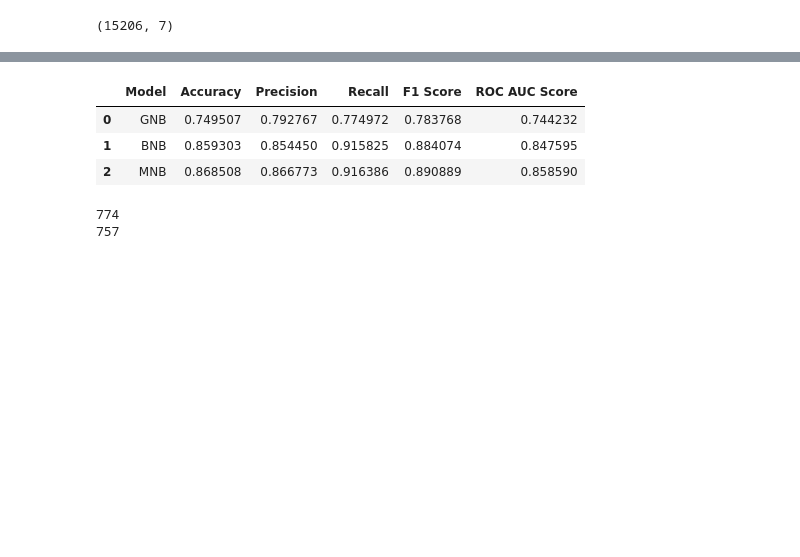
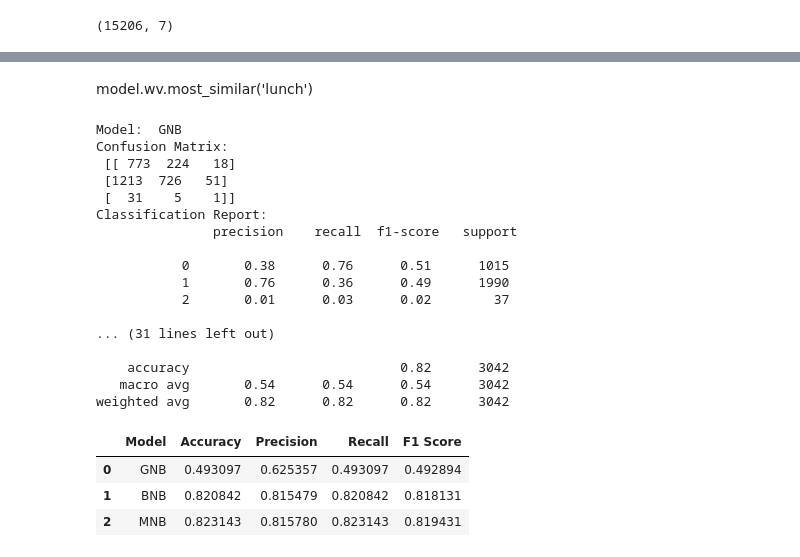
Before and after one commit to 1422-samu/Airline-Review-Sentiment-Analysis, a Jupyter notebook: Sentiment Analysis.ipynb, the cells around one changed output, grey strips where cells are left out. Drawn from its saved outputs; the diff is of its cells as text; code cells hidden in the pictures; blank space fills up the shorter version.

```diff
--- a/Sentiment Analysis.ipynb
+++ b/Sentiment Analysis.ipynb
@@ -55,24 +55,16 @@ dtype: int64
 
 X = data['Review2']
 
-y = data['Sentiment']
+y = data['sentiment']
 
-y = y.map({'Positive':1,'Negative':0})
+y = y.map({'positive':1,'negative':0,'neutral':2})
 
 cv = CountVectorizer(max_features=10000,ngram_range=(1,1),stop_words='english')
 
 X = cv.fit_transform(X).toarray()
 
-# vec = TfidfVectorizer(max_features=10000,ngram_range=(1,1),stop_words='english')
+# vec = TfidfVectorizer(max_features=10000,ngram_range=(1,2),stop_words='english')
 
 # X = vec.fit_transform(X).toarray()
 
 X_train,X_test,y_train,y_test = train_test_split(X,y,test_size=0.2,random_state=42,stratify=y,shuffle=True)
-# %%
-# Creating a Word2Vec model for model building
-
-from gensim.models import Word2Vec
-
-sentences = [row.split() for row in data['Cleaned_Review']]
-
-model = Word2Vec(sentences, vector_size=100, window=5, min_count=1, workers=4)
@@ -98,38 +79,45 @@ models = [('GNB',GaussianNB()),('BNB',BernoulliNB()),('MNB',MultinomialNB())]
+# %% [markdown]
+model.wv.most_similar('lunch')
 # %%
-results = pd.DataFrame(columns=['Model','Accuracy','Precision','Recall','F1 Score','ROC AUC Score'])
+from sklearn.naive_bayes import GaussianNB, BernoulliNB, MultinomialNB
+
+models = [('GNB',GaussianNB()),('BNB',BernoulliNB()),('MNB',MultinomialNB())]
+results = pd.DataFrame(columns=['Model','Accuracy','Precision','Recall','F1 Score'])
 
 for name,model in models:
     model.fit(X_train,y_train)
     y_pred = model.predict(X_test)
     acc = accuracy_score(y_test,y_pred)
-    prec = precision_score(y_test,y_pred)
-    rec = recall_score(y_test,y_pred)
-    f1 = f1_score(y_test,y_pred)
-    roc_auc = roc_auc_score(y_test,y_pred)
+    prec = precision_score(y_test,y_pred,average='weighted')
+    rec = recall_score(y_test,y_pred,average='weighted')
+    f1 = f1_score(y_test,y_pred,average='weighted')
+    # roc_auc = roc_auc_score(y_test,y_pred)
     # Adding the results to the dataframe without appending
-    results.loc[len(results)] = [name,acc,prec,rec,f1,roc_auc]
+    results.loc[len(results)] = [name,acc,prec,rec,f1]
+    print('Model: ',name)
+    print('Confusion Matrix: \n',confusion_matrix(y_test,y_pred))
+    print('Classification Report: \n',classification_report(y_test,y_pred))
 
 results
 # %% [output]
+Model:  GNB
+Confusion Matrix:
+ [[ 773  224   18]
+ [1213  726   51]
+ [  31    5    1]]
+Classification Report:
+               precision    recall  f1-score   support
+
+           0       0.38      0.76      0.51      1015
+           1       0.76      0.36      0.49      1990
+           2       0.01      0.03      0.02        37
+
+... (31 lines left out)
+
+    accuracy                           0.82      3042
+   macro avg       0.54      0.54      0.54      3042
+weighted avg       0.82      0.82      0.82      3042
-|  | Model | Accuracy | Precision | Recall | F1 Score | ROC AUC Score |
-| 0 | GNB | 0.749507 | 0.792767 | 0.774972 | 0.783768 | 0.744232 |
-| 1 | BNB | 0.859303 | 0.854450 | 0.915825 | 0.884074 | 0.847595 |
-| 2 | MNB | 0.868508 | 0.866773 | 0.916386 | 0.890889 | 0.858590 |
+|  | Model | Accuracy | Precision | Recall | F1 Score |
+| 0 | GNB | 0.493097 | 0.625357 | 0.493097 | 0.492894 |
+| 1 | BNB | 0.820842 | 0.815479 | 0.820842 | 0.818131 |
+| 2 | MNB | 0.823143 | 0.815780 | 0.823143 | 0.819431 |
-# %%
-# Fingding max length of a sentence
-
-max_len = 0
-max_len2 = 0
-for row in data['Cleaned_Review']:
-    if len(row.split()) > max_len:
-        max_len = len(row.split())
-
-for row in data['Cleaned_Review2']:
-    if len(row.split()) > max_len2:
-        max_len2 = len(row.split())
-
-print(max_len)
-print(max_len2)
-# %% [output]
-774
-757
```
Also changed, not shown: parts of 11 cells of this notebook, 9 other files.
